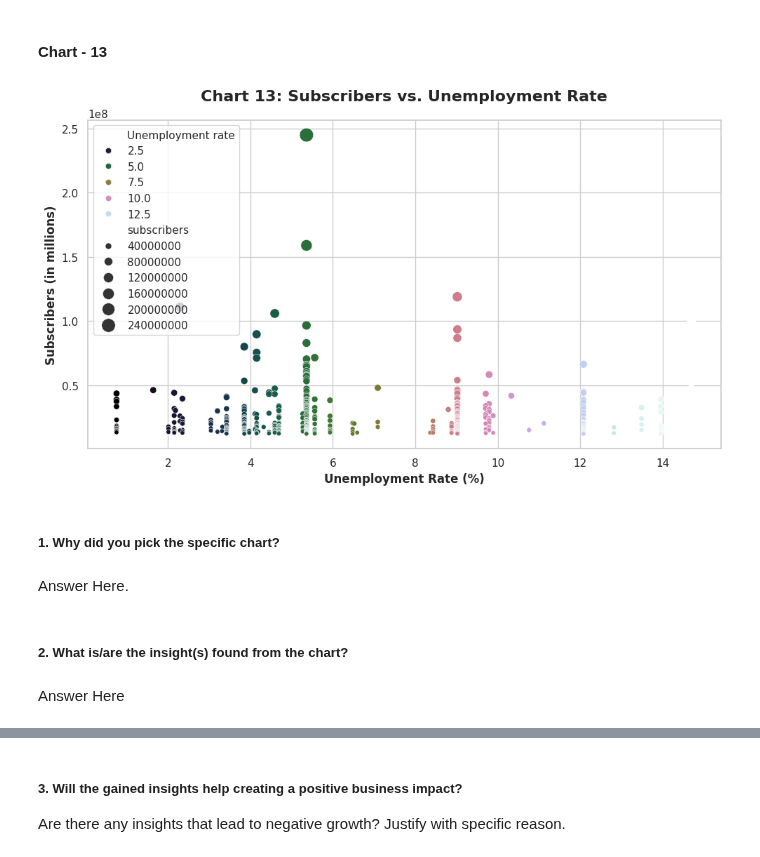
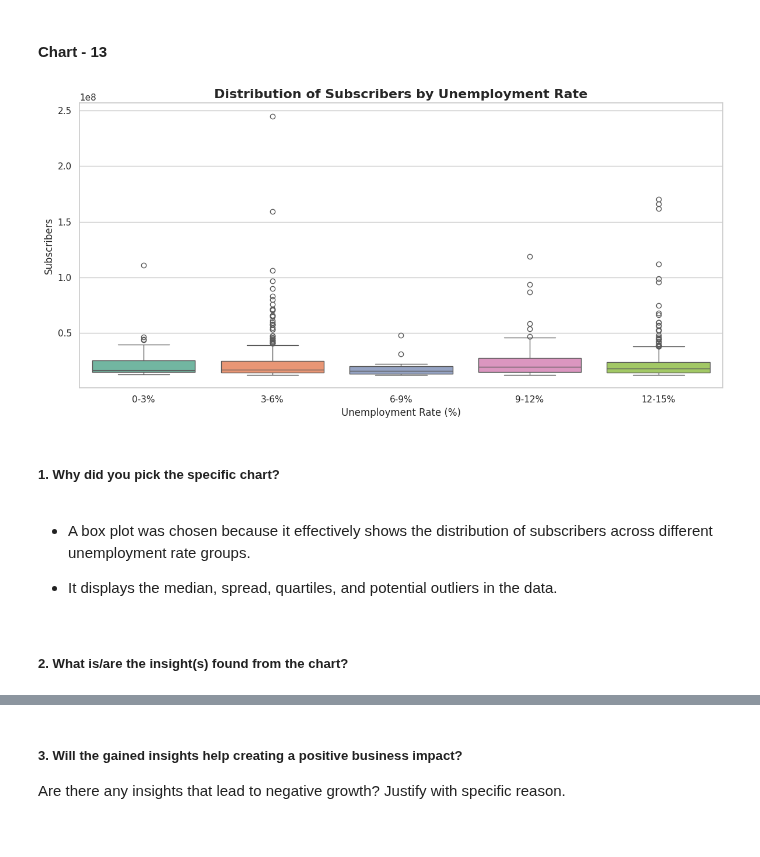
Before and after one commit to Sneha8126/Sneha-EDA-Submission-Template, a Jupyter notebook: Sneha_EDA_Submission_Template.ipynb, the cells around one changed output, grey strips where cells are left out. Cells and saved outputs as stored; diff of their text form; code cells hidden in the pictures.

Commit message:
Added box plot for chart 13

```diff
--- a/Sneha_EDA_Submission_Template.ipynb
+++ b/Sneha_EDA_Submission_Template.ipynb
@@ -1047,29 +1047,40 @@ Are there any insights that lead to negative growth? Justify with specific reaso
 # %% [markdown]
 #### Chart - 13
 # %%
-# Chart - 13 visualization code
-# Styling with 'cubehelix' palette
+# Chart 13: Subscribers Distribution by Unemployment Rate
+
 sns.set_theme(style="whitegrid")
-plt.figure(figsize=(10, 6))
+plt.figure(figsize=(12,6))
 
-# Scatter plot to show correlation
-# 'hue' ko 'Unemployment rate' par set kiya hai taaki color se intensity pata chale
-sns.scatterplot(data=df, x='Unemployment rate', y='subscribers',
-                hue='Unemployment rate', palette='cubehelix', size='subscribers', sizes=(20, 200))
+df_plot = df[['Unemployment rate', 'subscribers']].dropna()
 
-plt.title('Chart 13: Subscribers vs. Unemployment Rate', fontsize=16, fontweight='bold', pad=20)
-plt.xlabel('Unemployment Rate (%)', fontsize=12, fontweight='bold')
-plt.ylabel('Subscribers (in millions)', fontsize=12, fontweight='bold')
+# Unemployment rate ko categories me divide karo
+df_plot['Unemployment Group'] = pd.cut(
+    df_plot['Unemployment rate'],
+    bins=[0, 3, 6, 9, 12, 15],
+    labels=['0-3%', '3-6%', '6-9%', '9-12%', '12-15%']
+)
+sns.boxplot(
+    data=df_plot,
+    x='Unemployment Group',
+    y='subscribers',
+    hue='Unemployment Group',
+    palette='Set2',
+    legend=False
+)
 
+plt.title('Distribution of Subscribers by Unemployment Rate', fontsize=16, fontweight='bold')
+plt.xlabel('Unemployment Rate (%)')
+plt.ylabel('Subscribers')
 plt.tight_layout()
 plt.show()
 # %% [output]
-[figure, old version]
+[figure, new version]
 # %% [markdown]
 ##### 1. Why did you pick the specific chart?
-# %% [markdown]
-Answer Here.
+# %% [markdown]
+* A box plot was chosen because it effectively shows the distribution of subscribers across different unemployment rate groups.
+
+* It displays the median, spread, quartiles, and potential outliers in the data.
 # %% [markdown]
 ##### 2. What is/are the insight(s) found from the chart?
-# %% [markdown]
-Answer Here
```
Also changed, not shown: parts of 1 cell of this notebook.
